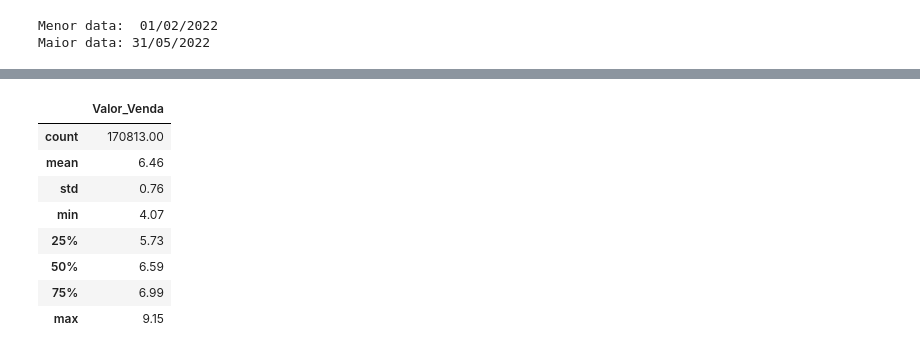
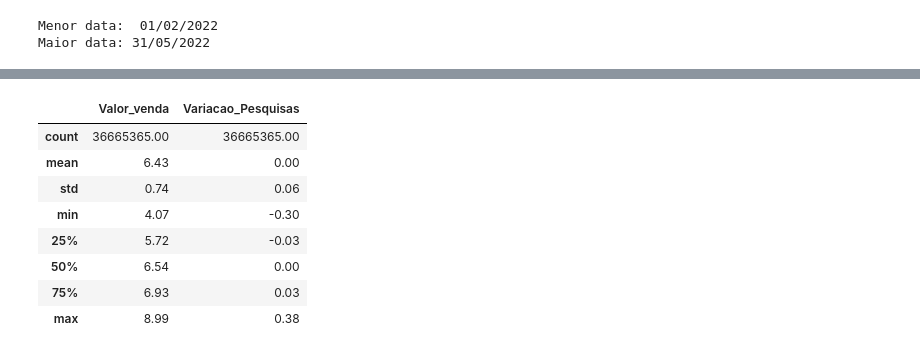
Before and after one commit to OdairDias/Projeto-Arima, a Jupyter notebook: modelo.ipynb, the cells around one changed output, grey strips where cells are left out. Cells and saved outputs as stored; diff of their text form; code cells hidden in the pictures.

```diff
--- a/modelo.ipynb
+++ b/modelo.ipynb
@@ -220,16 +219,18 @@ Name: Valor_Venda, Length: 170812, dtype: float64>
 # %%
+#dados_diesel.assign(Variacao_Pesquisa=retorno_dentropesquisas)
 dados_diesel= pd.merge(dados_diesel, retorno_dentropesquisas, how = 'inner', on = 'Data_Coleta')
-#dados_diesel.columns = ['Produto','Valor_venda','Variacao_Pesquisas']
+dados_diesel.columns = ['Produto','Valor_venda','Variacao_Pesquisas']
 #dados_diesel.head()
 # %%
-#dados_diesel.describe()
+#sumario estatistico
+dados_diesel.describe()
 # %% [output]
-|  | Valor_Venda |
-| count | 170813.00 |
-| mean | 6.46 |
-| std | 0.76 |
-| min | 4.07 |
-| 25% | 5.73 |
-| 50% | 6.59 |
-| 75% | 6.99 |
-| max | 9.15 |
+|  | Valor_venda | Variacao_Pesquisas |
+| count | 36665365.00 | 36665365.00 |
+| mean | 6.43 | 0.00 |
+| std | 0.74 | 0.06 |
+| min | 4.07 | -0.30 |
+| 25% | 5.72 | -0.03 |
+| 50% | 6.54 | 0.00 |
+| 75% | 6.93 | 0.03 |
+| max | 8.99 | 0.38 |
```
Also changed, not shown: parts of 10 cells of this notebook, 1 other file.
